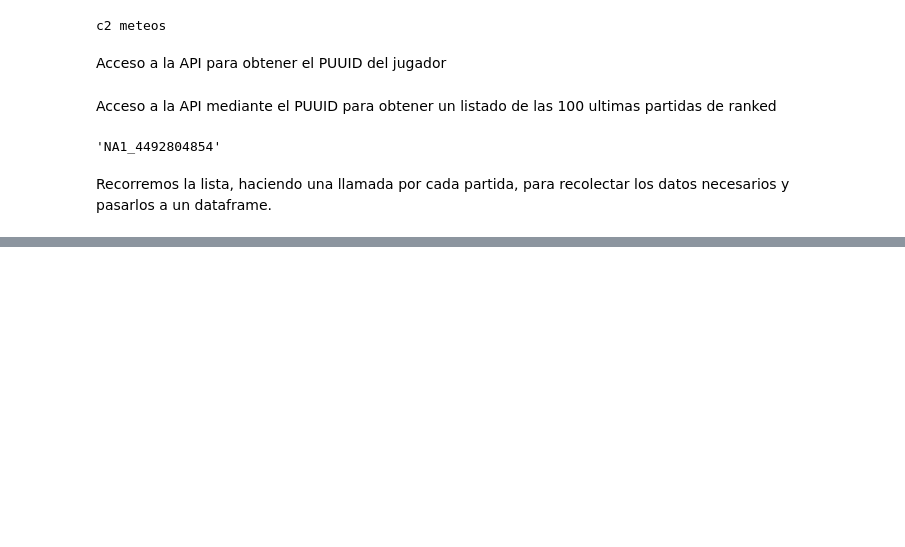
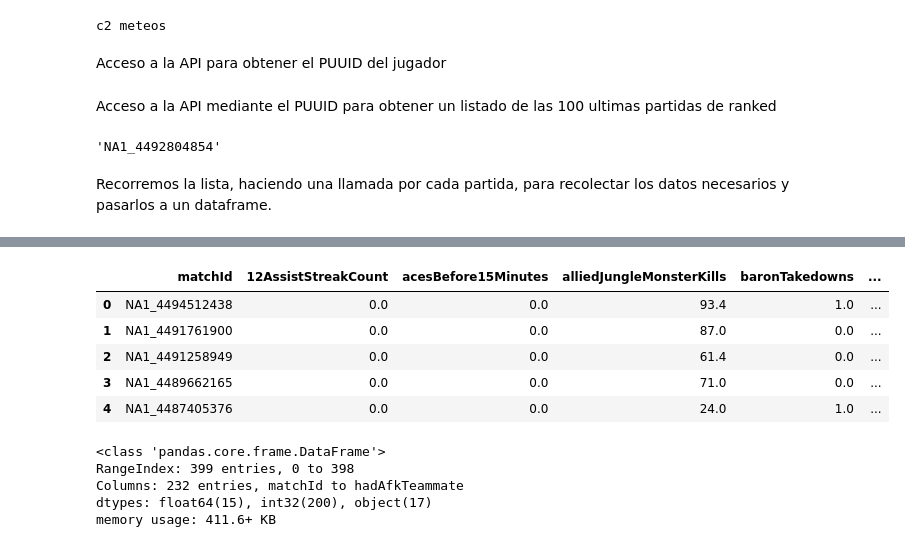
Before and after one commit to kuenk/Mad-Scientist, a Jupyter notebook: Src/matches_by_puuid_by_name.ipynb, the cells around one changed output, grey strips where cells are left out. Cells and saved outputs as stored; diff of their text form; code cells hidden in the pictures; blank space fills up the shorter version.

```diff
--- a/Src/matches_by_puuid_by_name.ipynb
+++ b/Src/matches_by_puuid_by_name.ipynb
@@ -143,0 +140,17 @@ dfmatch.drop_duplicates(inplace=True)
+# %%
+dffinal.fastestLegendary = [strftime("%H:%M:%S", gmtime(e)) for e in dffinal.fastestLegendary]
+# %%
+dffinal.mejaisFullStackInTime = [strftime("%H:%M:%S", gmtime(e)) for e in dffinal.mejaisFullStackInTime]
+# %%
+dffinal.thirdInhibitorDestroyedTime = [strftime("%H:%M:%S", gmtime(e)) for e in dffinal.thirdInhibitorDestroyedTime]
+# %%
+dffinal.earliestElderDragon = [strftime("%H:%M:%S", gmtime(e)) for e in dffinal.earliestElderDragon]
+# %%
+dffinal.head()
+# %% [output]
+|  | matchId | 12AssistStreakCount | acesBefore15Minutes | alliedJungleMonsterKills | baronTakedowns | ... |
+| 0 | NA1_4494512438 | 0.0 | 0.0 | 93.4 | 1.0 | ... |
+| 1 | NA1_4491761900 | 0.0 | 0.0 | 87.0 | 0.0 | ... |
+| 2 | NA1_4491258949 | 0.0 | 0.0 | 61.4 | 0.0 | ... |
+| 3 | NA1_4489662165 | 0.0 | 0.0 | 71.0 | 0.0 | ... |
+| 4 | NA1_4487405376 | 0.0 | 0.0 | 24.0 | 1.0 | ... |
@@ -144,3 +176,11 @@ dfmatch.drop_duplicates(inplace=True)
+# %%
+dffinal.info()
+# %% [output]
+<class 'pandas.core.frame.DataFrame'>
+RangeIndex: 399 entries, 0 to 398
+Columns: 232 entries, matchId to hadAfkTeammate
+dtypes: float64(15), int32(200), object(17)
+memory usage: 411.6+ KB
 # %%
 str_conn='mysql+pymysql://root:1234@localhost:3306/mad_scientist' #Conexión a BBDD
 cursor_db=create_engine(str_conn) #Cursor que apunta a BBDD mad_scientist
```
Also changed, not shown: parts of 17 cells of this notebook, 4 other files.
